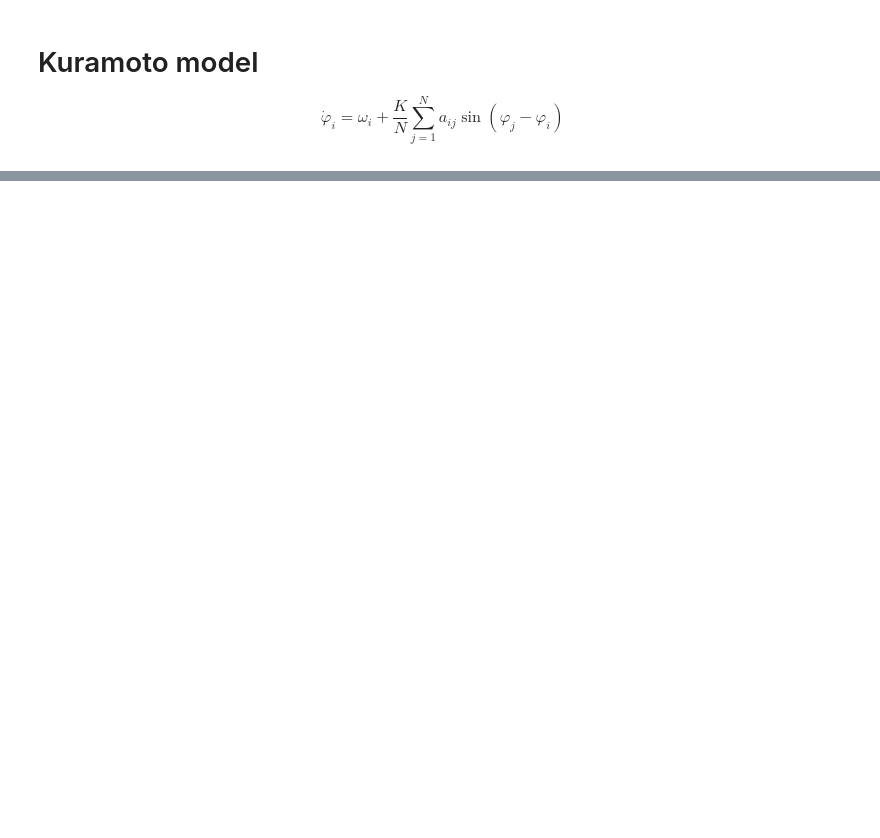
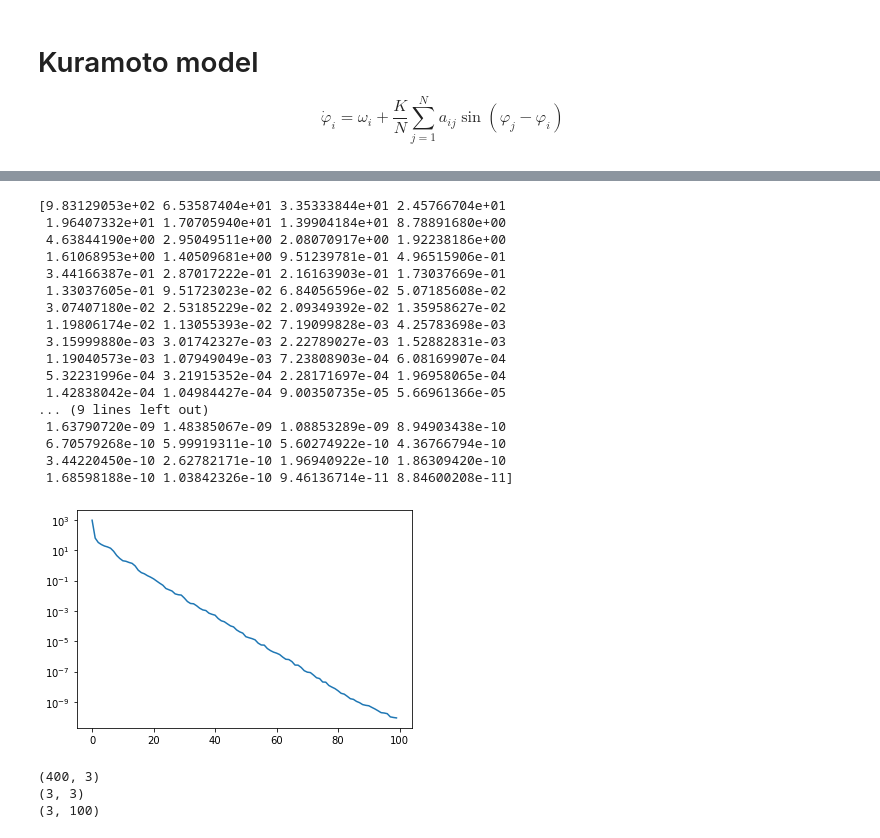
Before and after one commit to KatieJ16/Coupled_oscillators, a Jupyter notebook: Kuramoto_model.ipynb, the cells around one changed output, grey strips where cells are left out. Cells and saved outputs as stored; diff of their text form; code cells hidden in the pictures; blank space fills up the shorter version.

```diff
--- a/Kuramoto_model.ipynb
+++ b/Kuramoto_model.ipynb
@@ -209,0 +168,36 @@ Text(0, 0.5, 'solution value ')
+# %%
+u, s, vh = np.linalg.svd(sol)
+# %%
+plt.semilogy(s)
+print(s)
+# plt.plot([0,100], [0,0])
+# %% [output]
+[9.83129053e+02 6.53587404e+01 3.35333844e+01 2.45766704e+01
+ 1.96407332e+01 1.70705940e+01 1.39904184e+01 8.78891680e+00
+ 4.63844190e+00 2.95049511e+00 2.08070917e+00 1.92238186e+00
+ 1.61068953e+00 1.40509681e+00 9.51239781e-01 4.96515906e-01
+ 3.44166387e-01 2.87017222e-01 2.16163903e-01 1.73037669e-01
+ 1.33037605e-01 9.51723023e-02 6.84056596e-02 5.07185608e-02
+ 3.07407180e-02 2.53185229e-02 2.09349392e-02 1.35958627e-02
+ 1.19806174e-02 1.13055393e-02 7.19099828e-03 4.25783698e-03
+ 3.15999880e-03 3.01742327e-03 2.22789027e-03 1.52882831e-03
+ 1.19040573e-03 1.07949049e-03 7.23808903e-04 6.08169907e-04
+ 5.32231996e-04 3.21915352e-04 2.28171697e-04 1.96958065e-04
+ 1.42838042e-04 1.04984427e-04 9.00350735e-05 5.66961366e-05
+... (9 lines left out)
+ 1.63790720e-09 1.48385067e-09 1.08853289e-09 8.94903438e-10
+ 6.70579268e-10 5.99919311e-10 5.60274922e-10 4.36766794e-10
+ 3.44220450e-10 2.62782171e-10 1.96940922e-10 1.86309420e-10
+ 1.68598188e-10 1.03842326e-10 9.46136714e-11 8.84600208e-11]
+[figure, added]
+# %%
+n_important = 3
+
+print(u[:,:n_important].shape)
+print(np.diag(s[:n_important]).shape)
+print(vh[:n_important,:].shape)
+low_rank = (u[:,:n_important]@np.diag(s[:n_important]))@vh[:n_important, :]
+# %% [output]
+(400, 3)
+(3, 3)
+(3, 100)
```
Also changed, not shown: parts of 18 cells of this notebook.
